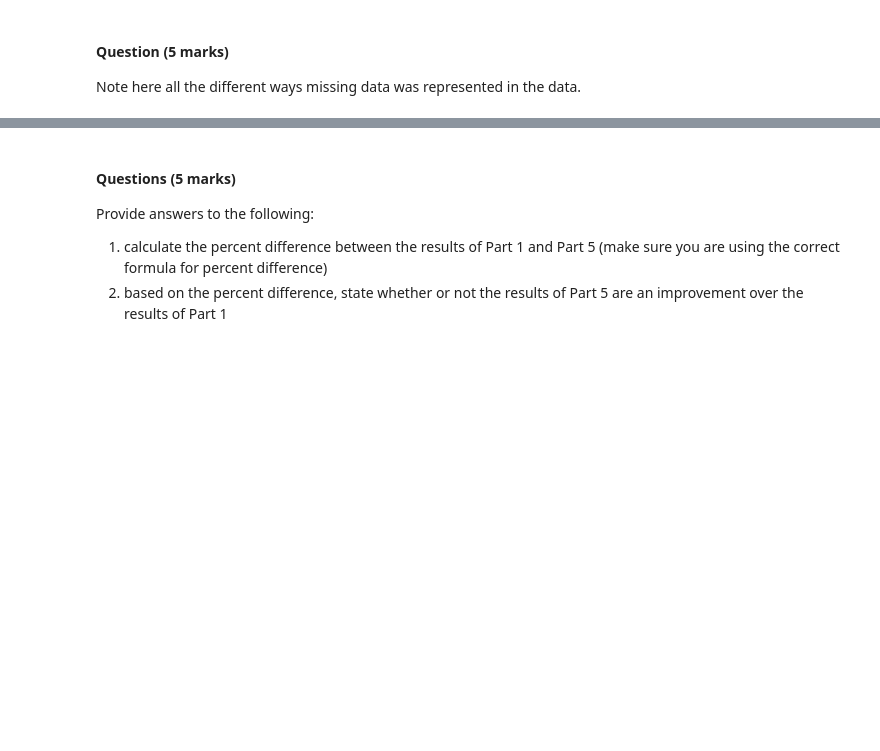
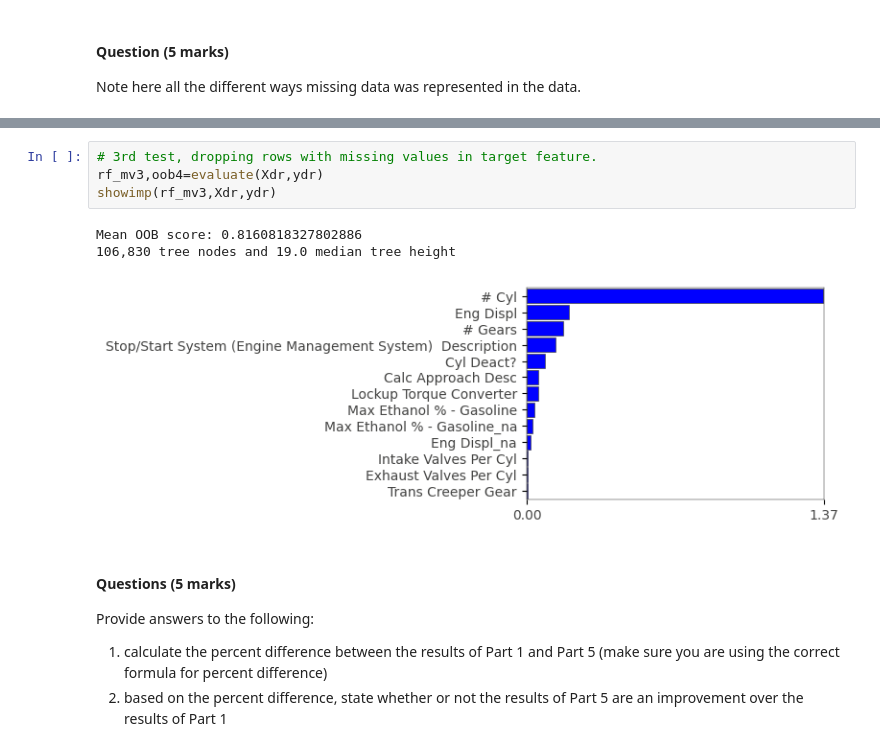
Before and after one commit to Machine-Learning-Team7/course-labs, a Jupyter notebook: lab4/Graded_Lab_4_DELETING_MISSING-TARGET.ipynb, the cells around one changed output, grey strips where cells are left out. Saved outputs shown, nothing was run; the diff lists cells and outputs as text; blank space fills up the shorter version.

```diff
--- a/lab4/Graded_Lab_4_DELETING_MISSING-TARGET.ipynb
+++ b/lab4/Graded_Lab_4_DELETING_MISSING-TARGET.ipynb
@@ -326,3 +347,11 @@ In this part you should:
+# %%
+# 3rd test, dropping rows with missing values in target feature.
+rf_mv3,oob4=evaluate(Xdr,ydr)
+showimp(rf_mv3,Xdr,ydr)
+# %% [output]
+Mean OOB score: 0.8160818327802886
+106,830 tree nodes and 19.0 median tree height
+[figure, added]
 # %% [markdown]
 #### Questions (5 marks)
 
```
Also changed, not shown: parts of 24 cells of this notebook, 2 other files.
